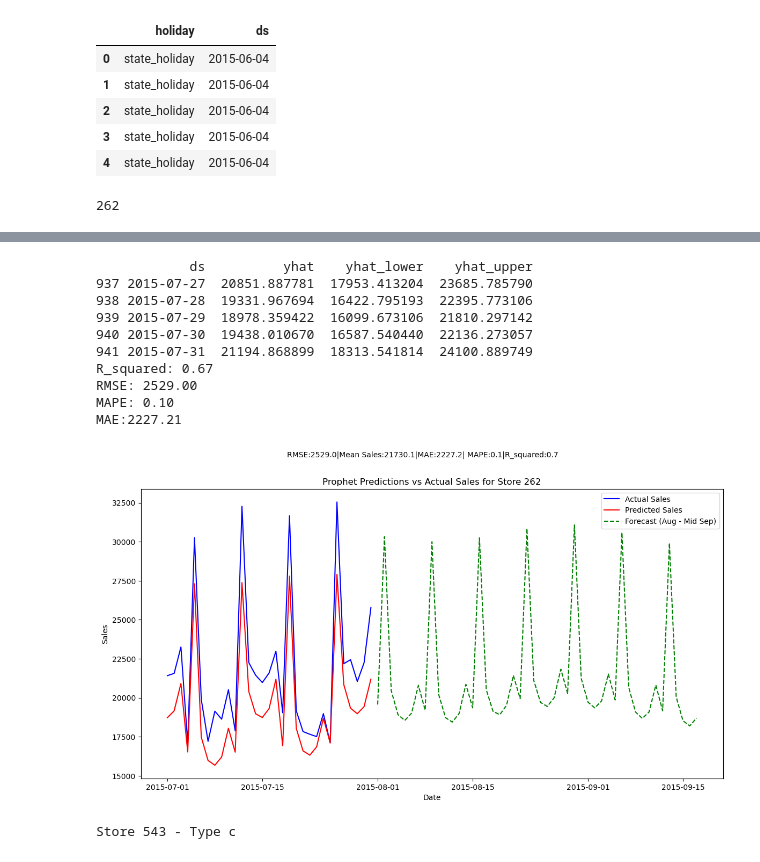
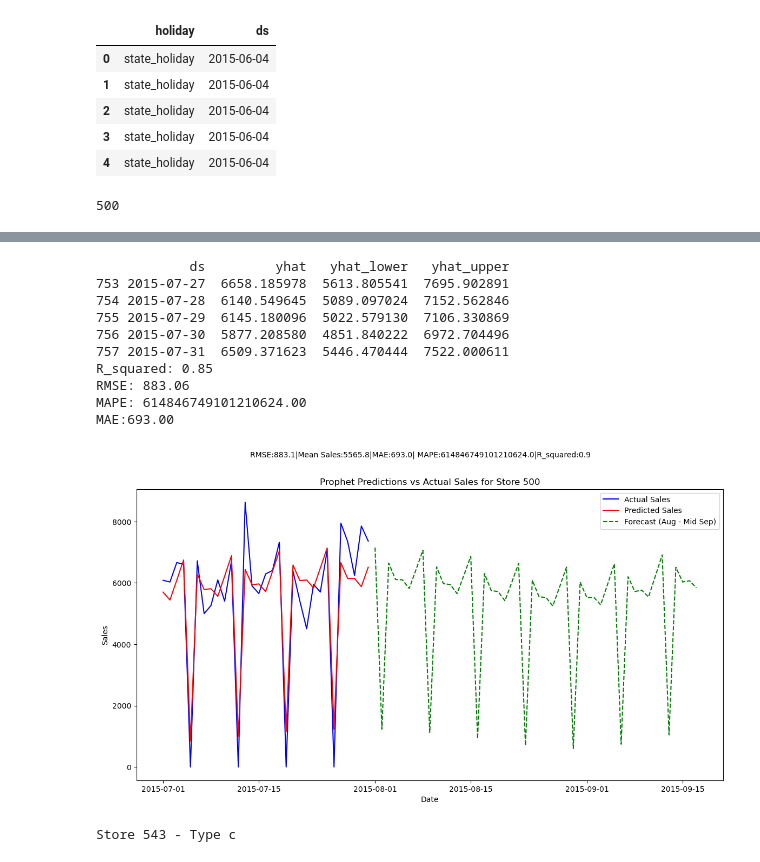
Before and after one commit to GeorgeStampolidiss/Projects, a Jupyter notebook: Project1_GStampolidis.ipynb, the cells around one changed output, grey strips where cells are left out. Saved outputs shown, nothing was run; the diff lists cells and outputs as text; code cells hidden in the pictures.

```diff
--- a/Project1_GStampolidis.ipynb
+++ b/Project1_GStampolidis.ipynb
@@ -2255,7 +2264,7 @@ holidays.head()
 # %%
 #Prophet model
 
-Store_ID= 262
+Store_ID= 500
 #Random Store
 #Store_ID=np.random.choice(range(1,train_data["Store"].max())) #OR Store_ID=... for a specific store
 print(Store_ID)
@@ -2335,4 +2344,4 @@ plt.suptitle(f"RMSE:{rmse:.1f}|Mean Sales:{mean_sales:.1f}|MAE:{mae:.1f}| MAPE:{
 plt.legend()
 plt.show()
 # %% [output]
-262
+500
@@ -2341,14 +2350,14 @@ plt.show()
-            ds          yhat    yhat_lower    yhat_upper
-937 2015-07-27  20851.887781  17953.413204  23685.785790
-938 2015-07-28  19331.967694  16422.795193  22395.773106
-939 2015-07-29  18978.359422  16099.673106  21810.297142
-940 2015-07-30  19438.010670  16587.540440  22136.273057
-941 2015-07-31  21194.868899  18313.541814  24100.889749
-R_squared: 0.67
-RMSE: 2529.00
-MAPE: 0.10
-MAE:2227.21
+            ds         yhat   yhat_lower   yhat_upper
+753 2015-07-27  6658.185978  5613.805541  7695.902891
+754 2015-07-28  6140.549645  5089.097024  7152.562846
+755 2015-07-29  6145.180096  5022.579130  7106.330869
+756 2015-07-30  5877.208580  4851.840222  6972.704496
+757 2015-07-31  6509.371623  5446.470444  7522.000611
+R_squared: 0.85
+RMSE: 883.06
+MAPE: 614846749101210624.00
+MAE:693.00
-[figure, old version]
+[figure, new version]
 # %%
 #Store types for stores
 store_no=543
```
Also changed, not shown: parts of 15 cells of this notebook.
